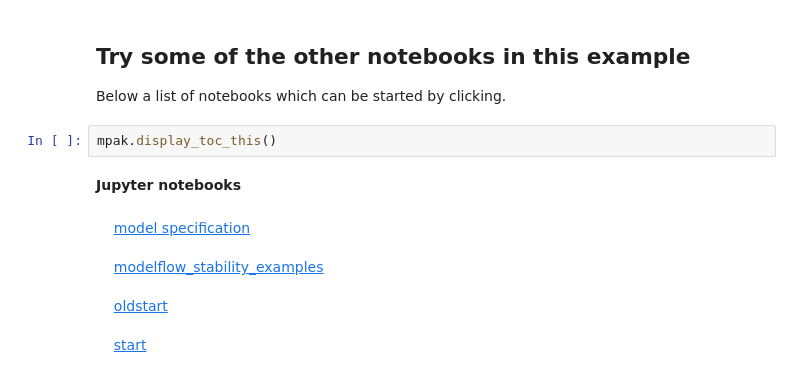
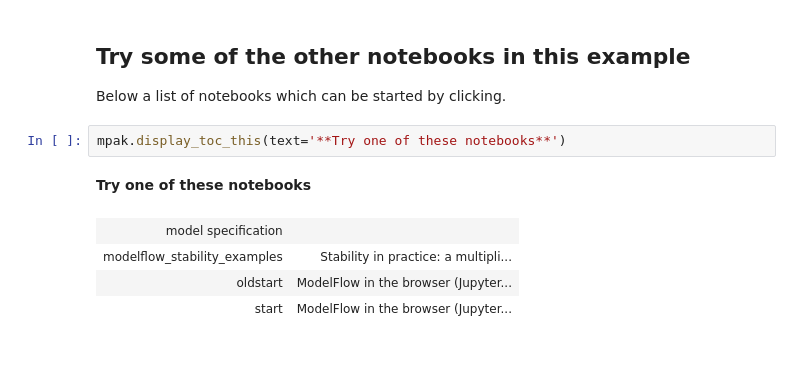
Before and after one commit to IbHansen/jupyter_lite, a Jupyter notebook: content/start.ipynb, the cells around one changed output. Cells and saved outputs as stored; diff of their text form.

```diff
--- a/content/start.ipynb
+++ b/content/start.ipynb
@@ -126,10 +129,10 @@ interactive(children=(Dropdown(description='Variable', index=321, options=('CHNE
 ## Try some of the other notebooks in this example
 Below a list of  notebooks which can be started by clicking.
 # %%
-mpak.display_toc_this()
+mpak.display_toc_this(text='**Try one of these notebooks**')
 # %% [output]
-**Jupyter notebooks**
+**Try one of these notebooks**
-model specification
-modelflow_stability_examples
-oldstart
-start
+| model specification |  |
+| modelflow_stability_examples | Stability in practice: a multipli... |
+| oldstart | ModelFlow in the browser (Jupyter... |
+| start | ModelFlow in the browser (Jupyter... |
```
Also changed, not shown: parts of 2 cells of this notebook, 9 other files.
